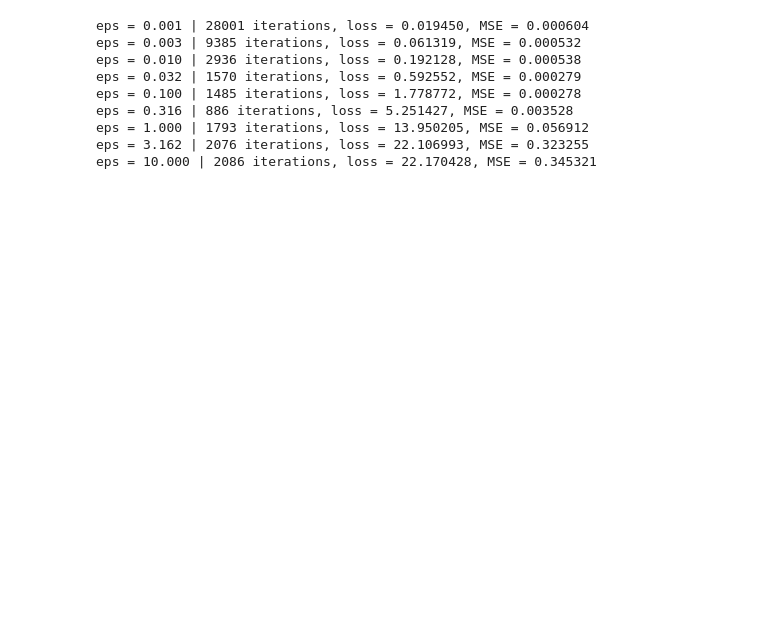
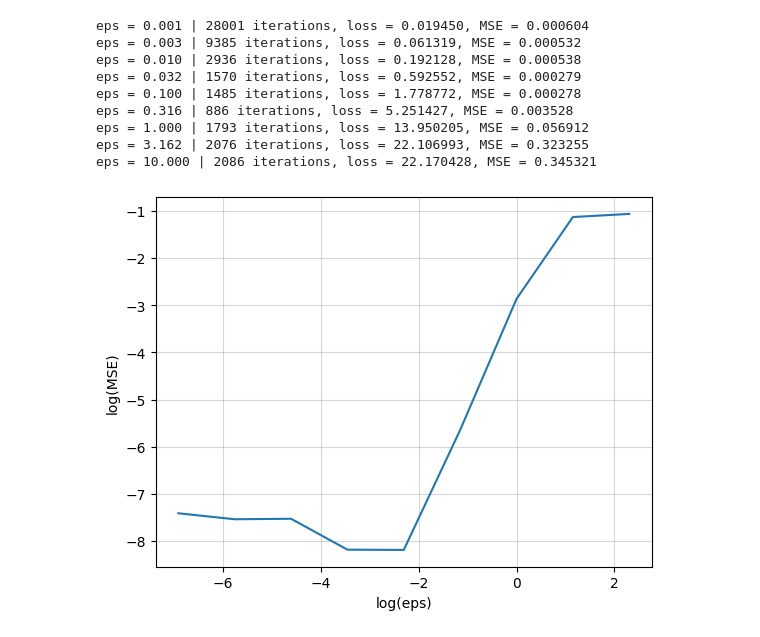
Before and after one commit to Deuter1um/OptimCW26_27, a Jupyter notebook: notebooks/part1.ipynb, the cells around one changed output. Cells and saved outputs as stored; diff of their text form; code cells hidden in the pictures; blank space fills up the shorter version.

```diff
--- a/notebooks/part1.ipynb
+++ b/notebooks/part1.ipynb
@@ -27,7 +32,8 @@ for i in range(m):
     for j in range(n):
         A[i, j] = utils.Legendre_poly(j, X[i])
 
-theta = utils.naive_LSE(A, Y)
+# theta = utils.naive_LSE(A, Y)
+theta = np.linalg.lstsq(A, Y, rcond=None)[0]
 display(Math(r"\theta=" + utils.np_to_latex(theta)))
 display(Math(r"A=" + utils.np_to_latex(A)))
 # %% [output]
@@ -90,12 +108,12 @@ evalues = np.linalg.eigvals(A.T @ A)
 sigma_max_sqr = evalues.max()
 
 t = 1 / sigma_max_sqr
-eps = 1e-3
+eps = 3
 rng = np.random.default_rng(seed=42)
 theta_iter = rng.normal(size=n)
 
-threshold = 1e-9
-max_iter = 1e3
+threshold = 1e-18
+max_iter = 1e6
 loss = utils.F(eps, theta_iter, A, Y)
 last_loss = float("inf")
 iter_cnt = 0
@@ -112,8 +138,14 @@ iteration:1000 | loss = 0.09385494571041268
 # %%
-for eps in 10 ** np.arange(-3, 1.5, 0.5):
+eps_set = 10 ** np.arange(-3, 1.5, 0.5)
+MSE_set = []
+
+for eps in eps_set:
     iter_cnt, final_theta, final_loss = utils.F_gd(A, Y, eps=eps)
     val_mse = utils.get_mse(final_theta, X_val, Y_val)
+    MSE_set.append(val_mse)
     print(f"eps = {eps:.3f} | {iter_cnt} iterations, loss = {final_loss:.6f}, MSE = {val_mse:.6f}")
+
+MSE_set = np.array(MSE_set)
 # %% [output]
 eps = 0.001 | 28001 iterations, loss = 0.019450, MSE = 0.000604
 eps = 0.003 | 9385 iterations, loss = 0.061319, MSE = 0.000532
@@ -124,3 +156,10 @@ eps = 0.316 | 886 iterations, loss = 5.251427, MSE = 0.003528
 eps = 1.000 | 1793 iterations, loss = 13.950205, MSE = 0.056912
 eps = 3.162 | 2076 iterations, loss = 22.106993, MSE = 0.323255
 eps = 10.000 | 2086 iterations, loss = 22.170428, MSE = 0.345321
+# %%
+plt.plot(np.log(eps_set), np.log(MSE_set))
+plt.xlabel("log(eps)")
+plt.ylabel("log(MSE)")
+plt.grid(alpha=0.5)
+# %% [output]
+[figure, added]
```
Also changed, not shown: parts of 5 cells of this notebook, 1 other file.
